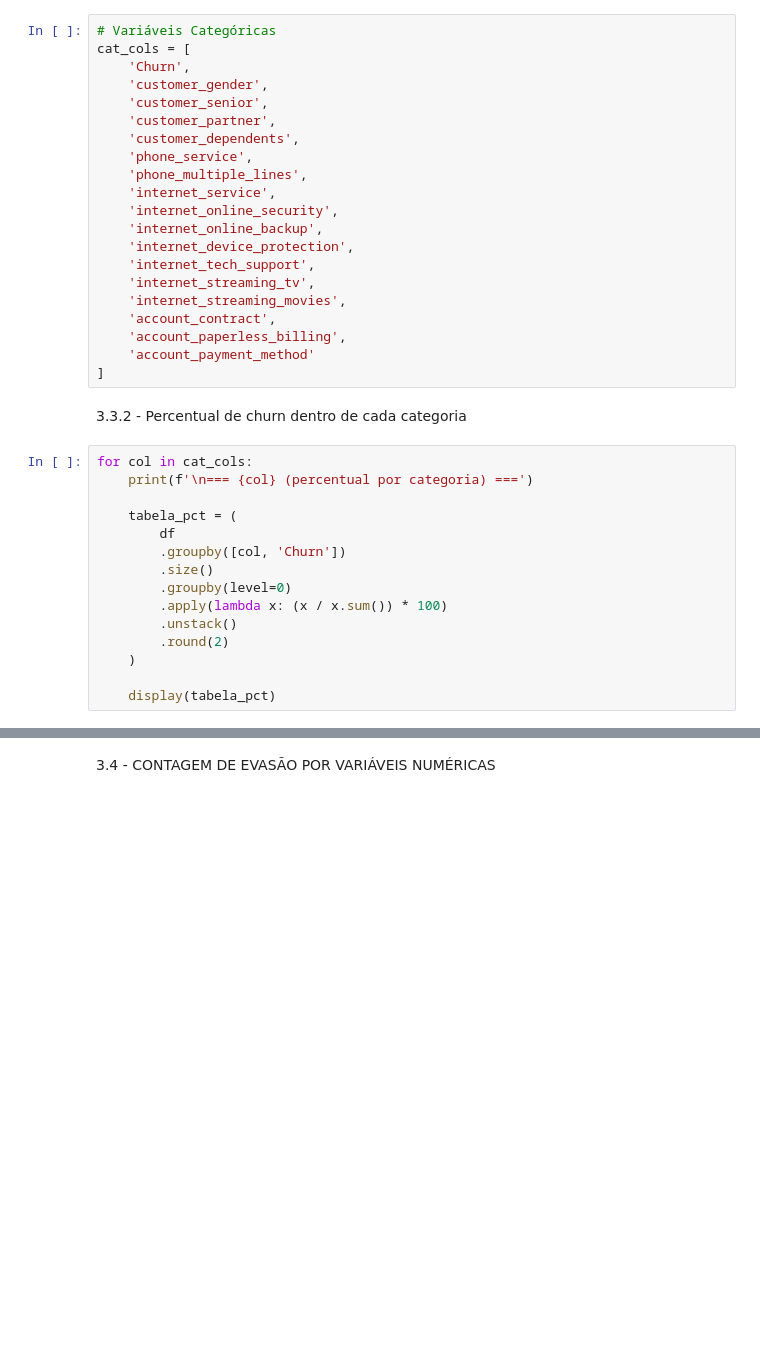
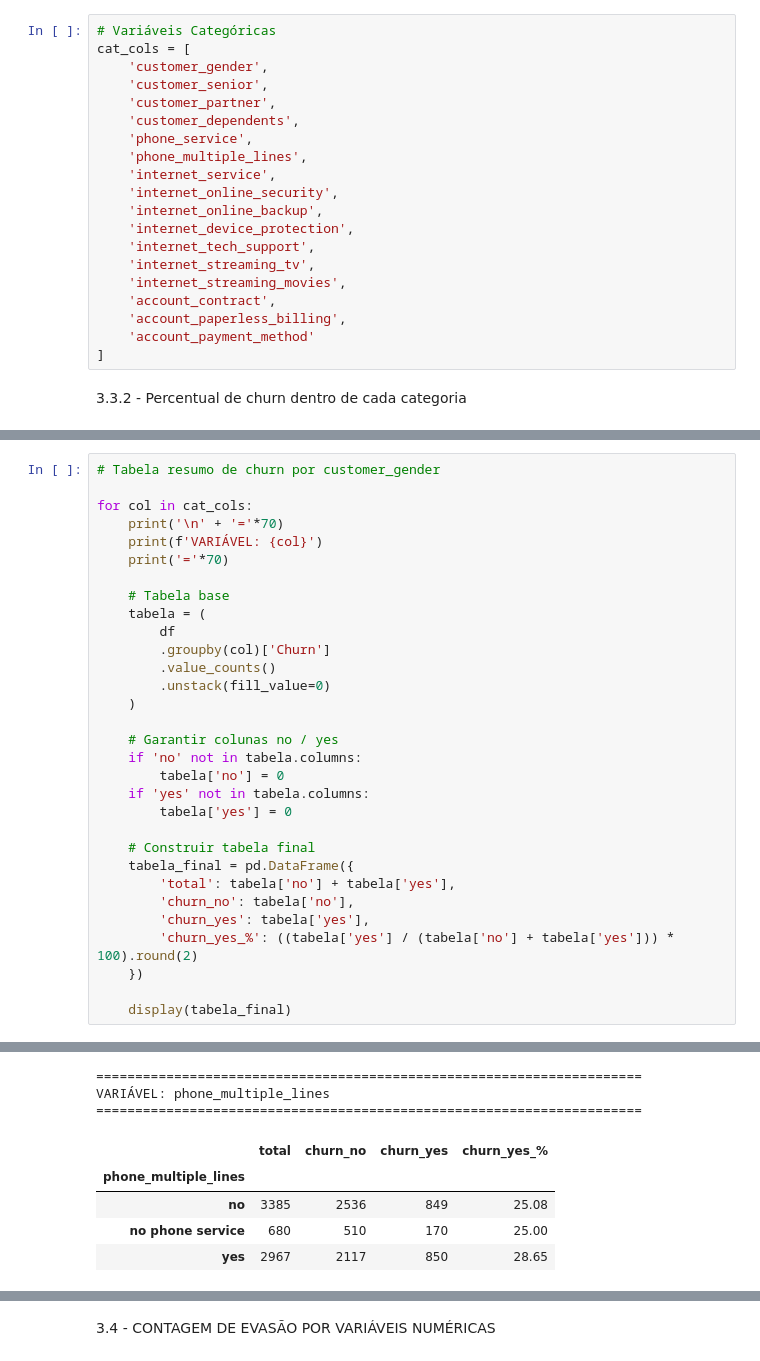
Before and after one commit to jcmaiolo/Challenge-churn-de-clientes, a Jupyter notebook: TelecomX_BR.ipynb, the cells around one changed output, grey strips where cells are left out. Drawn from its saved outputs; the diff is of its cells as text; blank space fills up the shorter version.

```diff
--- a/TelecomX_BR.ipynb
+++ b/TelecomX_BR.ipynb
@@ -526,7 +539,6 @@ plt.show()
 # %%
 # Variáveis Categóricas
 cat_cols = [
-    'Churn',
     'customer_gender',
     'customer_senior',
     'customer_partner',
@@ -546,18 +558,3 @@ cat_cols = [
 ]
 # %% [markdown]
 3.3.2 - Percentual de churn dentro de cada categoria
-# %%
-for col in cat_cols:
-    print(f'\n=== {col} (percentual por categoria) ===')
-
-    tabela_pct = (
-        df
-        .groupby([col, 'Churn'])
-        .size()
-        .groupby(level=0)
-        .apply(lambda x: (x / x.sum()) * 100)
-        .unstack()
-        .round(2)
-    )
-
-    display(tabela_pct)
@@ -595,0 +561,32 @@ for col in cat_cols:
+# %%
+# Tabela resumo de churn por customer_gender
+
+for col in cat_cols:
+    print('\n' + '='*70)
+    print(f'VARIÁVEL: {col}')
+    print('='*70)
+
+    # Tabela base
+    tabela = (
+        df
+        .groupby(col)['Churn']
+        .value_counts()
+        .unstack(fill_value=0)
+    )
+
+    # Garantir colunas no / yes
+    if 'no' not in tabela.columns:
+        tabela['no'] = 0
+    if 'yes' not in tabela.columns:
+        tabela['yes'] = 0
+
+    # Construir tabela final
+    tabela_final = pd.DataFrame({
+        'total': tabela['no'] + tabela['yes'],
+        'churn_no': tabela['no'],
+        'churn_yes': tabela['yes'],
+        'churn_yes_%': ((tabela['yes'] / (tabela['no'] + tabela['yes'])) * 100).round(2)
+    })
+
+    display(tabela_final)
+# %% [output]
@@ -595,0 +628,8 @@ for col in cat_cols:
+======================================================================
+VARIÁVEL: phone_multiple_lines
+======================================================================
+|  | total | churn_no | churn_yes | churn_yes_% |
+| phone_multiple_lines |  |  |  |  |
+| no | 3385 | 2536 | 849 | 25.08 |
+| no phone service | 680 | 510 | 170 | 25.00 |
+| yes | 2967 | 2117 | 850 | 28.65 |
```
Also changed, not shown: parts of 13 cells of this notebook.
